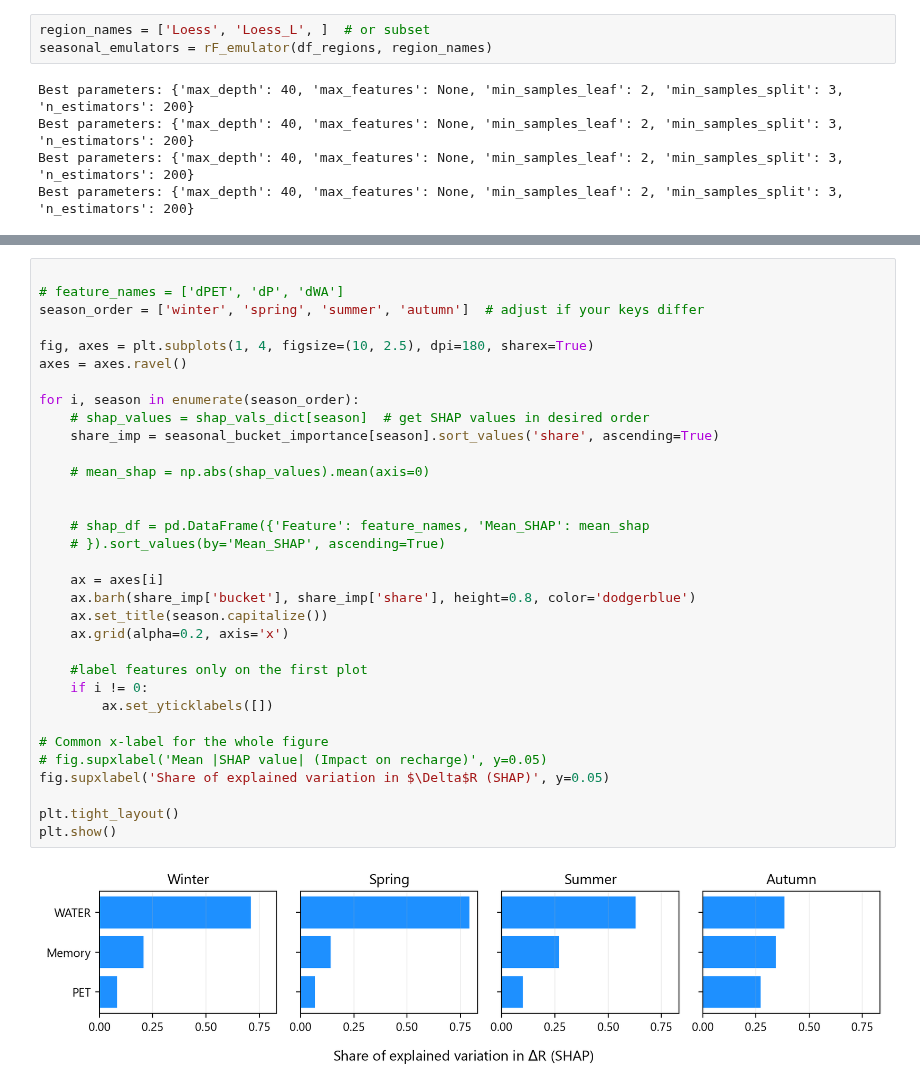
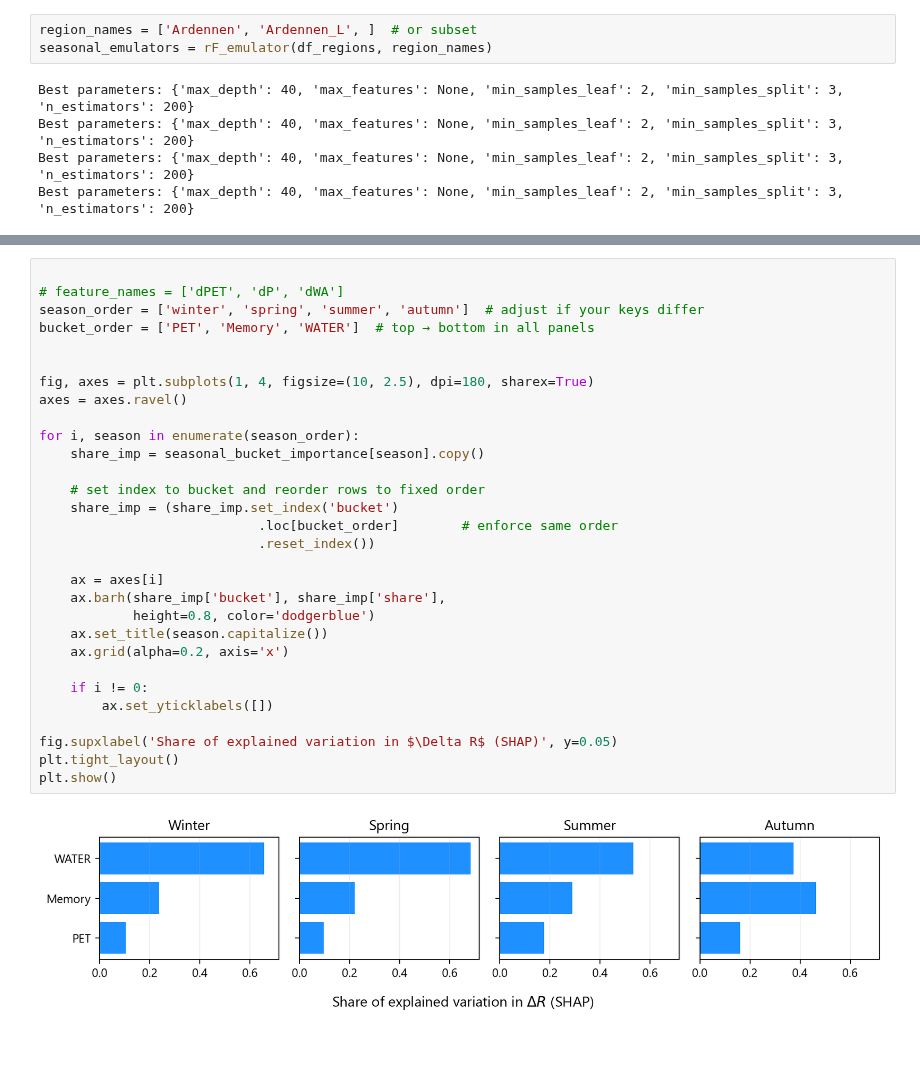
Before and after one commit to klekarkar/pre_post_process_mHM, a Jupyter notebook: recharge_attribution.ipynb, the cells around one changed output, grey strips where cells are left out. Cells and saved outputs as stored; diff of their text form; blank space fills up the shorter version.

Commit message:
corrected delta R attribution plots

```diff
--- a/recharge_attribution.ipynb
+++ b/recharge_attribution.ipynb
@@ -432,7 +432,7 @@ df_regions
 | 2100-12-01 | 5.880640 | 2.086225 | 7.966873 | -1.806994 | Loess_L | winter |
 79680 rows × 6 columns
 # %%
-region_names = ['Loess', 'Loess_L', ]  # or subset
+region_names = ['Ardennen', 'Ardennen_L', ]  # or subset
 seasonal_emulators = rF_emulator(df_regions, region_names)
 # %% [output]
 Best parameters: {'max_depth': 40, 'max_features': None, 'min_samples_leaf': 2, 'min_samples_split': 3, 'n_estimators': 200}
@@ -563,35 +563,32 @@ Summary contribution summer:
 # %%
 
 # feature_names = ['dPET', 'dP', 'dWA']
 season_order = ['winter', 'spring', 'summer', 'autumn']  # adjust if your keys differ
+bucket_order = ['PET', 'Memory', 'WATER']  # top → bottom in all panels
+
 
 fig, axes = plt.subplots(1, 4, figsize=(10, 2.5), dpi=180, sharex=True)
 axes = axes.ravel()
 
 for i, season in enumerate(season_order):
-    # shap_values = shap_vals_dict[season]  # get SHAP values in desired order
-    share_imp = seasonal_bucket_importance[season].sort_values('share', ascending=True)
+    share_imp = seasonal_bucket_importance[season].copy()
 
-    # mean_shap = np.abs(shap_values).mean(axis=0)
-
-
-    # shap_df = pd.DataFrame({'Feature': feature_names, 'Mean_SHAP': mean_shap
-    # }).sort_values(by='Mean_SHAP', ascending=True)
+    # set index to bucket and reorder rows to fixed order
+    share_imp = (share_imp.set_index('bucket')
+                            .loc[bucket_order]        # enforce same order
+                            .reset_index())
 
     ax = axes[i]
-    ax.barh(share_imp['bucket'], share_imp['share'], height=0.8, color='dodgerblue')
+    ax.barh(share_imp['bucket'], share_imp['share'],
+            height=0.8, color='dodgerblue')
     ax.set_title(season.capitalize())
     ax.grid(alpha=0.2, axis='x')
 
-    #label features only on the first plot
     if i != 0:
         ax.set_yticklabels([])
 
-# Common x-label for the whole figure
-# fig.supxlabel('Mean |SHAP value| (Impact on recharge)', y=0.05)
-fig.supxlabel('Share of explained variation in $\Delta$R (SHAP)', y=0.05)
-
+fig.supxlabel('Share of explained variation in $\Delta R$ (SHAP)', y=0.05)
 plt.tight_layout()
 plt.show()
 # %% [output]
-[figure, old version]
+[figure, new version]
```
Also changed, not shown: parts of 2 cells of this notebook, 1 other file.
